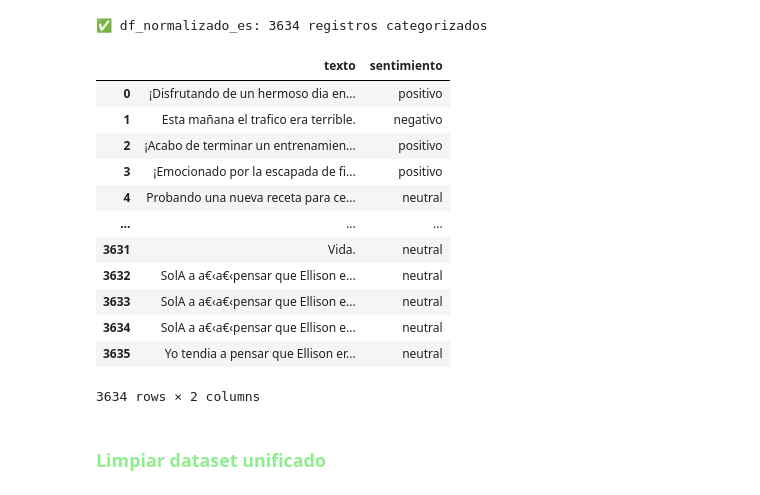
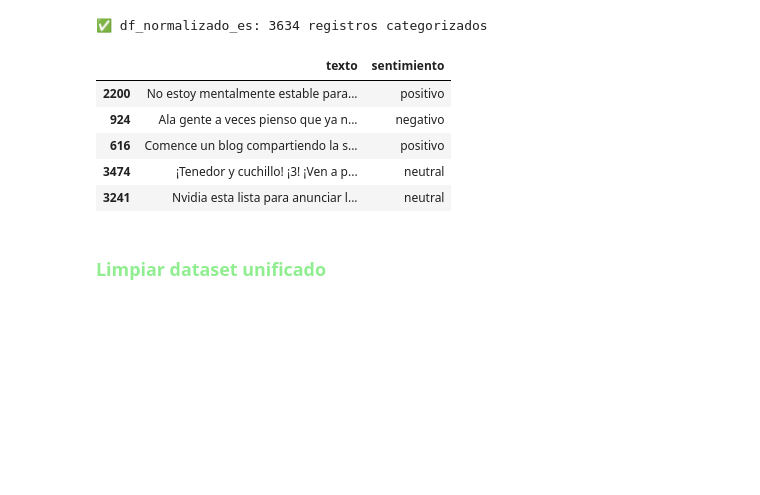
Before and after one commit to ml-punto-tech/sentiment-api, a Jupyter notebook: data-science/notebooks/Modelo_SentimentAPI.ipynb, the cells around one changed output. Drawn from its saved outputs; the diff is of its cells as text; code cells hidden in the pictures; blank space fills up the shorter version.

```diff
--- a/data-science/notebooks/Modelo_SentimentAPI.ipynb
+++ b/data-science/notebooks/Modelo_SentimentAPI.ipynb
@@ -560,21 +560,14 @@ print(f"✅ df_normalizado_es: {len(df_normalizado_es)} registros categorizados"
 # %% [output]
 ✅ df_normalizado_es: 3634 registros categorizados
 # %%
-df_normalizado_es
+df_normalizado_es.sample(5)
 # %% [output]
 |  | texto | sentimiento |
-| 0 | ¡Disfrutando de un hermoso dia en... | positivo |
-| 1 | Esta mañana el trafico era terrible. | negativo |
-| 2 | ¡Acabo de terminar un entrenamien... | positivo |
-| 3 | ¡Emocionado por la escapada de fi... | positivo |
-| 4 | Probando una nueva receta para ce... | neutral |
-| ... | ... | ... |
-| 3631 | Vida. | neutral |
-| 3632 | SolA a a€‹a€‹pensar que Ellison e... | neutral |
-| 3633 | SolA a a€‹a€‹pensar que Ellison e... | neutral |
-| 3634 | SolA a a€‹a€‹pensar que Ellison e... | neutral |
-| 3635 | Yo tendia a pensar que Ellison er... | neutral |
+| 2200 | No estoy mentalmente estable para... | positivo |
+| 924 | Ala gente a veces pienso que ya n... | negativo |
+| 616 | Comence un blog compartiendo la s... | positivo |
+| 3474 | ¡Tenedor y cuchillo! ¡3! ¡Ven a p... | neutral |
+| 3241 | Nvidia esta lista para anunciar l... | neutral |
-3634 rows × 2 columns
 # %% [markdown]
 ### <font color=lightgreen size=12>Limpiar dataset unificado</font>
 # %% [markdown]
```
